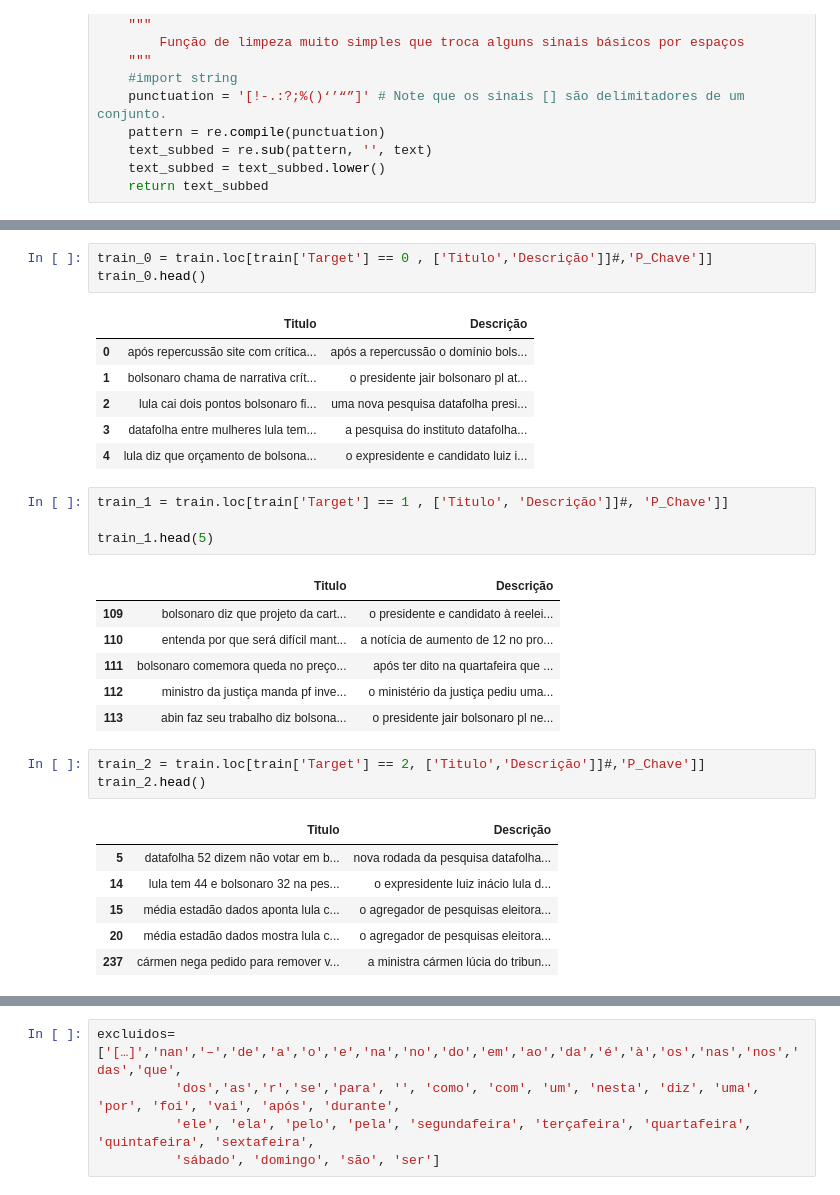
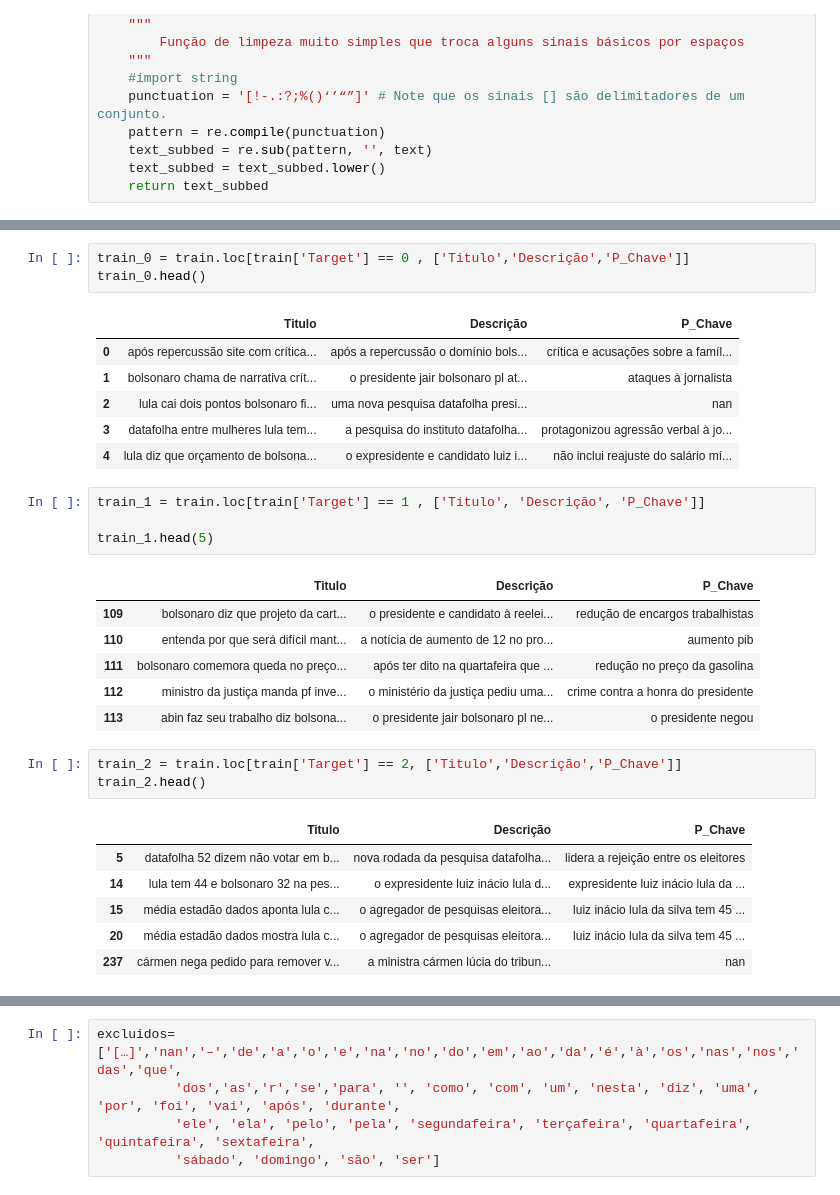
Before and after one commit to insper-classroom/22-2a-cd-p1-grupo_pedrolscf, a Jupyter notebook: notebooks/relatorio_teste.ipynb, the cells around one changed output, grey strips where cells are left out. Saved outputs shown, nothing was run; the diff lists cells and outputs as text.

```diff
--- a/notebooks/relatorio_teste.ipynb
+++ b/notebooks/relatorio_teste.ipynb
@@ -83,36 +83,36 @@ train.head()
 | 3 | bolsonaro | datafolha entre mulheres lula tem... | a pesquisa do instituto datafolha... | 01/09/2022 22:01 | 1 | 0 | protagonizou agressão verbal à jo... |
 | 4 | bolsonaro | lula diz que orçamento de bolsona... | o expresidente e candidato luiz i... | 01/09/2022 22:24 | 1 | 0 | não inclui reajuste do salário mí... |
 # %%
-train_0 = train.loc[train['Target'] == 0 , ['Titulo','Descrição']]#,'P_Chave']]
+train_0 = train.loc[train['Target'] == 0 , ['Titulo','Descrição','P_Chave']]
 train_0.head()
 # %% [output]
-|  | Titulo | Descrição |
-| 0 | após repercussão site com crítica... | após a repercussão o domínio bols... |
-| 1 | bolsonaro chama de narrativa crít... | o presidente jair bolsonaro pl at... |
-| 2 | lula cai dois pontos bolsonaro fi... | uma nova pesquisa datafolha presi... |
-| 3 | datafolha entre mulheres lula tem... | a pesquisa do instituto datafolha... |
-| 4 | lula diz que orçamento de bolsona... | o expresidente e candidato luiz i... |
+|  | Titulo | Descrição | P_Chave |
+| 0 | após repercussão site com crítica... | após a repercussão o domínio bols... | crítica e acusações sobre a famíl... |
+| 1 | bolsonaro chama de narrativa crít... | o presidente jair bolsonaro pl at... | ataques à jornalista |
+| 2 | lula cai dois pontos bolsonaro fi... | uma nova pesquisa datafolha presi... | nan |
+| 3 | datafolha entre mulheres lula tem... | a pesquisa do instituto datafolha... | protagonizou agressão verbal à jo... |
+| 4 | lula diz que orçamento de bolsona... | o expresidente e candidato luiz i... | não inclui reajuste do salário mí... |
 # %%
-train_1 = train.loc[train['Target'] == 1 , ['Titulo', 'Descrição']]#, 'P_Chave']]
+train_1 = train.loc[train['Target'] == 1 , ['Titulo', 'Descrição', 'P_Chave']]
 
 train_1.head(5)
 # %% [output]
-|  | Titulo | Descrição |
-| 109 | bolsonaro diz que projeto da cart... | o presidente e candidato à reelei... |
-| 110 | entenda por que será difícil mant... | a notícia de aumento de 12 no pro... |
-| 111 | bolsonaro comemora queda no preço... | após ter dito na quartafeira que ... |
-| 112 | ministro da justiça manda pf inve... | o ministério da justiça pediu uma... |
-| 113 | abin faz seu trabalho diz bolsona... | o presidente jair bolsonaro pl ne... |
+|  | Titulo | Descrição | P_Chave |
+| 109 | bolsonaro diz que projeto da cart... | o presidente e candidato à reelei... | redução de encargos trabalhistas |
+| 110 | entenda por que será difícil mant... | a notícia de aumento de 12 no pro... | aumento pib |
+| 111 | bolsonaro comemora queda no preço... | após ter dito na quartafeira que ... | redução no preço da gasolina |
+| 112 | ministro da justiça manda pf inve... | o ministério da justiça pediu uma... | crime contra a honra do presidente |
+| 113 | abin faz seu trabalho diz bolsona... | o presidente jair bolsonaro pl ne... | o presidente negou |
 # %%
-train_2 = train.loc[train['Target'] == 2, ['Titulo','Descrição']]#,'P_Chave']]
+train_2 = train.loc[train['Target'] == 2, ['Titulo','Descrição','P_Chave']]
 train_2.head()
 # %% [output]
-|  | Titulo | Descrição |
-| 5 | datafolha 52 dizem não votar em b... | nova rodada da pesquisa datafolha... |
-| 14 | lula tem 44 e bolsonaro 32 na pes... | o expresidente luiz inácio lula d... |
-| 15 | média estadão dados aponta lula c... | o agregador de pesquisas eleitora... |
-| 20 | média estadão dados mostra lula c... | o agregador de pesquisas eleitora... |
-| 237 | cármen nega pedido para remover v... | a ministra cármen lúcia do tribun... |
+|  | Titulo | Descrição | P_Chave |
+| 5 | datafolha 52 dizem não votar em b... | nova rodada da pesquisa datafolha... | lidera a rejeição entre os eleitores |
+| 14 | lula tem 44 e bolsonaro 32 na pes... | o expresidente luiz inácio lula d... | expresidente luiz inácio lula da ... |
+| 15 | média estadão dados aponta lula c... | o agregador de pesquisas eleitora... | luiz inácio lula da silva tem 45 ... |
+| 20 | média estadão dados mostra lula c... | o agregador de pesquisas eleitora... | luiz inácio lula da silva tem 45 ... |
+| 237 | cármen nega pedido para remover v... | a ministra cármen lúcia do tribun... | nan |
 # %%
 train_2.dtypes
 # %% [output]
```
Also changed, not shown: parts of 16 cells of this notebook, 4 other files.
